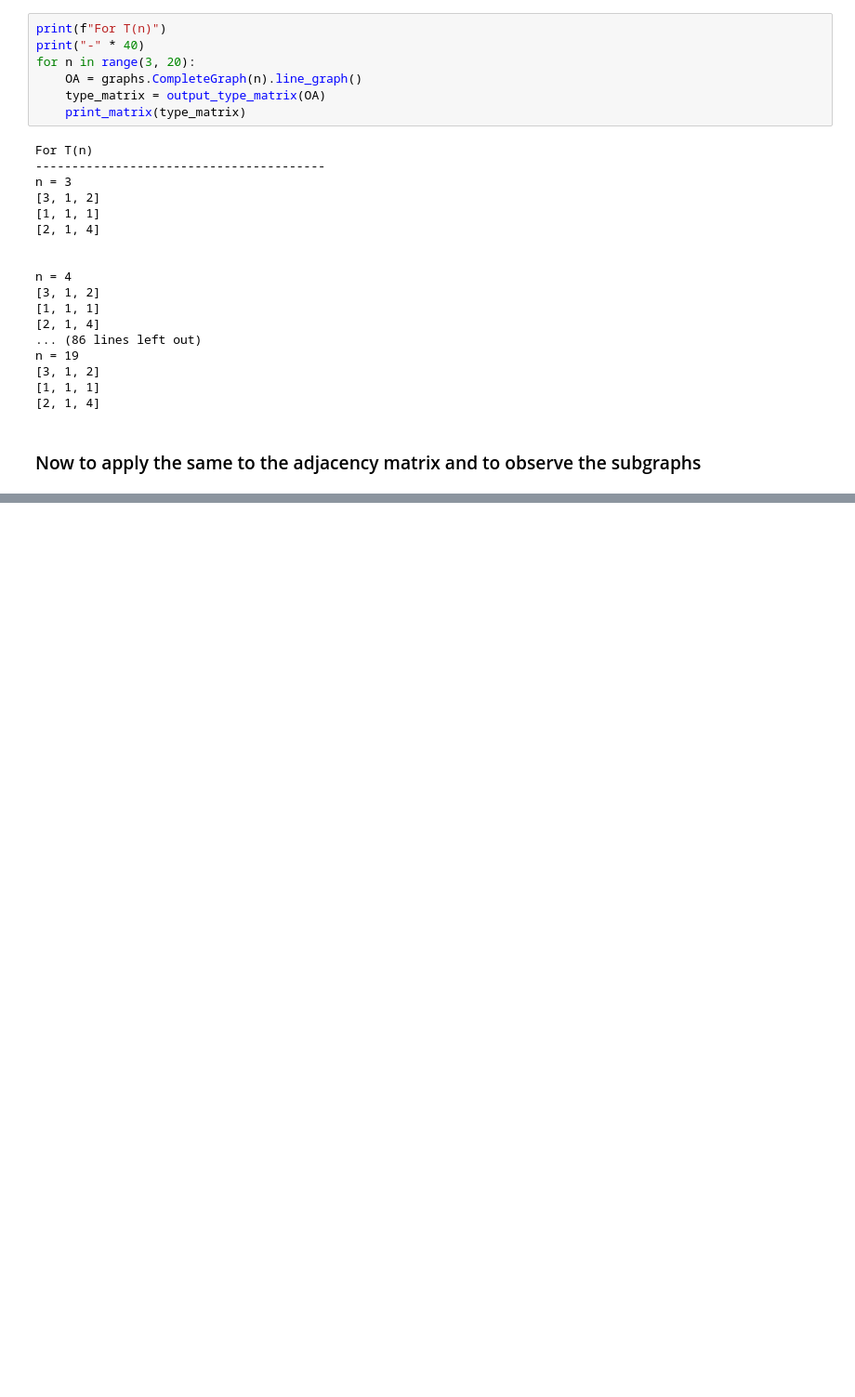
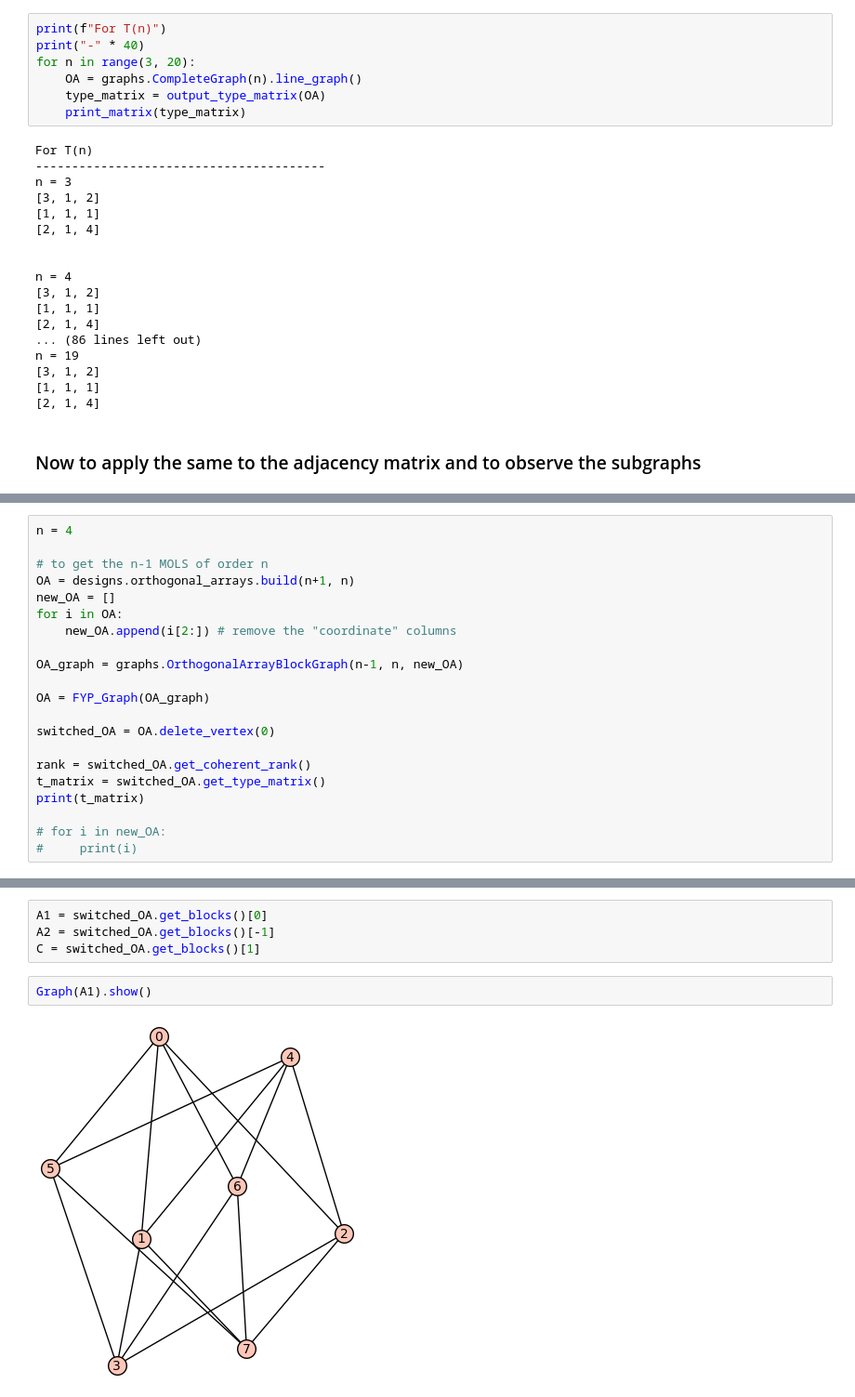
Before and after one commit to yujiho1910/FYP, a Jupyter notebook: sagemath_files/meeting_generics.ipynb, the cells around one changed output, grey strips where cells are left out. Shown: that part at 93% size. Drawn from its saved outputs; the diff is of its cells as text; blank space fills up the shorter version.

```diff
--- a/sagemath_files/meeting_generics.ipynb
+++ b/sagemath_files/meeting_generics.ipynb
@@ -315,0 +414,21 @@ n = 19
+# %%
+n = 4
+
+# to get the n-1 MOLS of order n
+OA = designs.orthogonal_arrays.build(n+1, n)
+new_OA = []
+for i in OA:
+    new_OA.append(i[2:]) # remove the "coordinate" columns
+
+OA_graph = graphs.OrthogonalArrayBlockGraph(n-1, n, new_OA)
+
+OA = FYP_Graph(OA_graph)
+
+switched_OA = OA.delete_vertex(0)
+
+rank = switched_OA.get_coherent_rank()
+t_matrix = switched_OA.get_type_matrix()
+print(t_matrix)
+
+# for i in new_OA:
+#     print(i)
@@ -315,0 +452,8 @@ n = 19
+# %%
+A1 = switched_OA.get_blocks()[0]
+A2 = switched_OA.get_blocks()[-1]
+C = switched_OA.get_blocks()[1]
+# %%
+Graph(A1).show()
+# %% [output]
+[figure, added]
```
Also changed, not shown: parts of 34 cells of this notebook, 8 other files.
